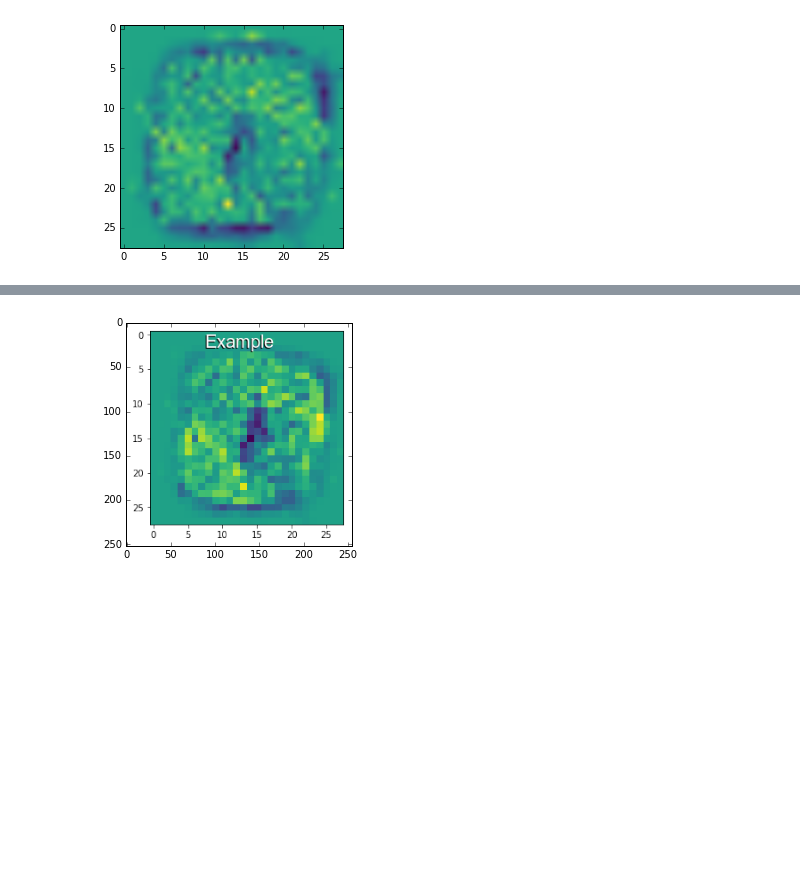
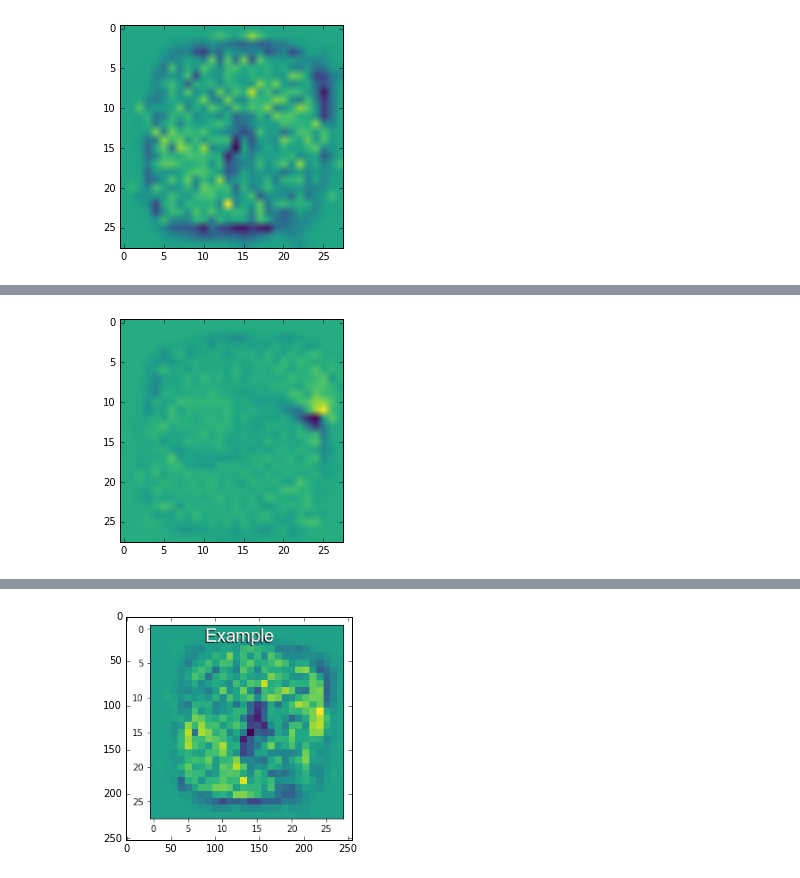
Before and after one commit to MHeymann/assign2rw315, a Jupyter notebook: assign2.ipynb, the cells around one changed output, grey strips where cells are left out. Drawn from its saved outputs; the diff is of its cells as text; code cells hidden in the pictures; blank space fills up the shorter version.

```diff
--- a/assign2.ipynb
+++ b/assign2.ipynb
@@ -277,0 +286,5 @@ show_ws = interact(show_my_weights, k = (0, 9))
+# %%
+show_ws5 = interact(show_my_weights, k = (0, 9))
+print ("Digit 5")
+# %% [output]
+[figure, added]
```
Also changed, not shown: parts of 30 cells of this notebook.
